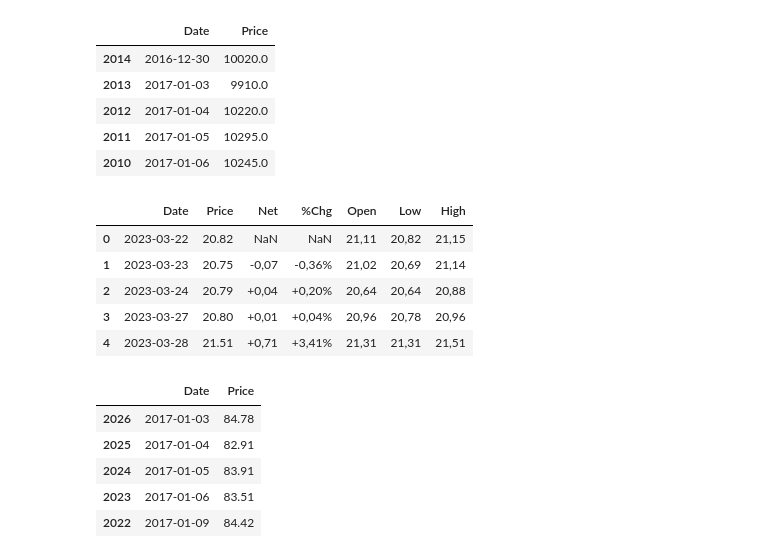
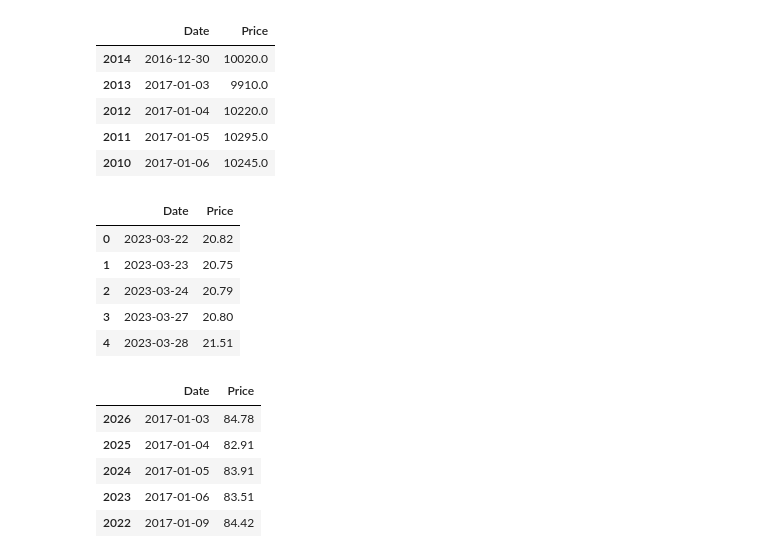
Before and after one commit to Doosheck/metals, a Jupyter notebook: data_overview.ipynb, the cells around one changed output. Saved outputs shown, nothing was run; the diff lists cells and outputs as text; code cells hidden in the pictures.

```diff
--- a/data_overview.ipynb
+++ b/data_overview.ipynb
@@ -385,19 +385,20 @@ dfn2.head()
 # %%
 # Load Nickel data source #3 - Nickel Miners ETF
 dfn3 = pd.read_csv('/Users/michal/Documents/Code/metals/data/reuters_data/Sprott Nickel Prices ETF.csv', sep=';')
 dfn3 = dfn3.rename(columns={'Exchange Date': 'Date'})
 dfn3 = dfn3.rename(columns={'Close' : 'Price'})
 dfn3['Date'] = pd.to_datetime(dfn3['Date'], format='%d-%b-%Y')
 dfn3['Price'] = dfn3['Price'].str.replace(',', '.').astype(float)
 dfn3 = dfn3.sort_values(by='Date')
+dfn3 = dfn3.iloc[:, :2]
 dfn3.head()
 # %% [output]
-|  | Date | Price | Net | %Chg | Open | Low | High |
-| 0 | 2023-03-22 | 20.82 | NaN | NaN | 21,11 | 20,82 | 21,15 |
-| 1 | 2023-03-23 | 20.75 | -0,07 | -0,36% | 21,02 | 20,69 | 21,14 |
-| 2 | 2023-03-24 | 20.79 | +0,04 | +0,20% | 20,64 | 20,64 | 20,88 |
-| 3 | 2023-03-27 | 20.80 | +0,01 | +0,04% | 20,96 | 20,78 | 20,96 |
-| 4 | 2023-03-28 | 21.51 | +0,71 | +3,41% | 21,31 | 21,31 | 21,51 |
+|  | Date | Price |
+| 0 | 2023-03-22 | 20.82 |
+| 1 | 2023-03-23 | 20.75 |
+| 2 | 2023-03-24 | 20.79 |
+| 3 | 2023-03-27 | 20.80 |
+| 4 | 2023-03-28 | 21.51 |
 # %%
 # Load Nickel data source #4 - SHFE Nickel Future 1M
 dfn4 = pd.read_csv('/Users/michal/Documents/Code/metals/data/reuters_data/SHFE Nickel Commodity Future Continuation 1.csv', sep=';')
```
Also changed, not shown: 3 other files.
